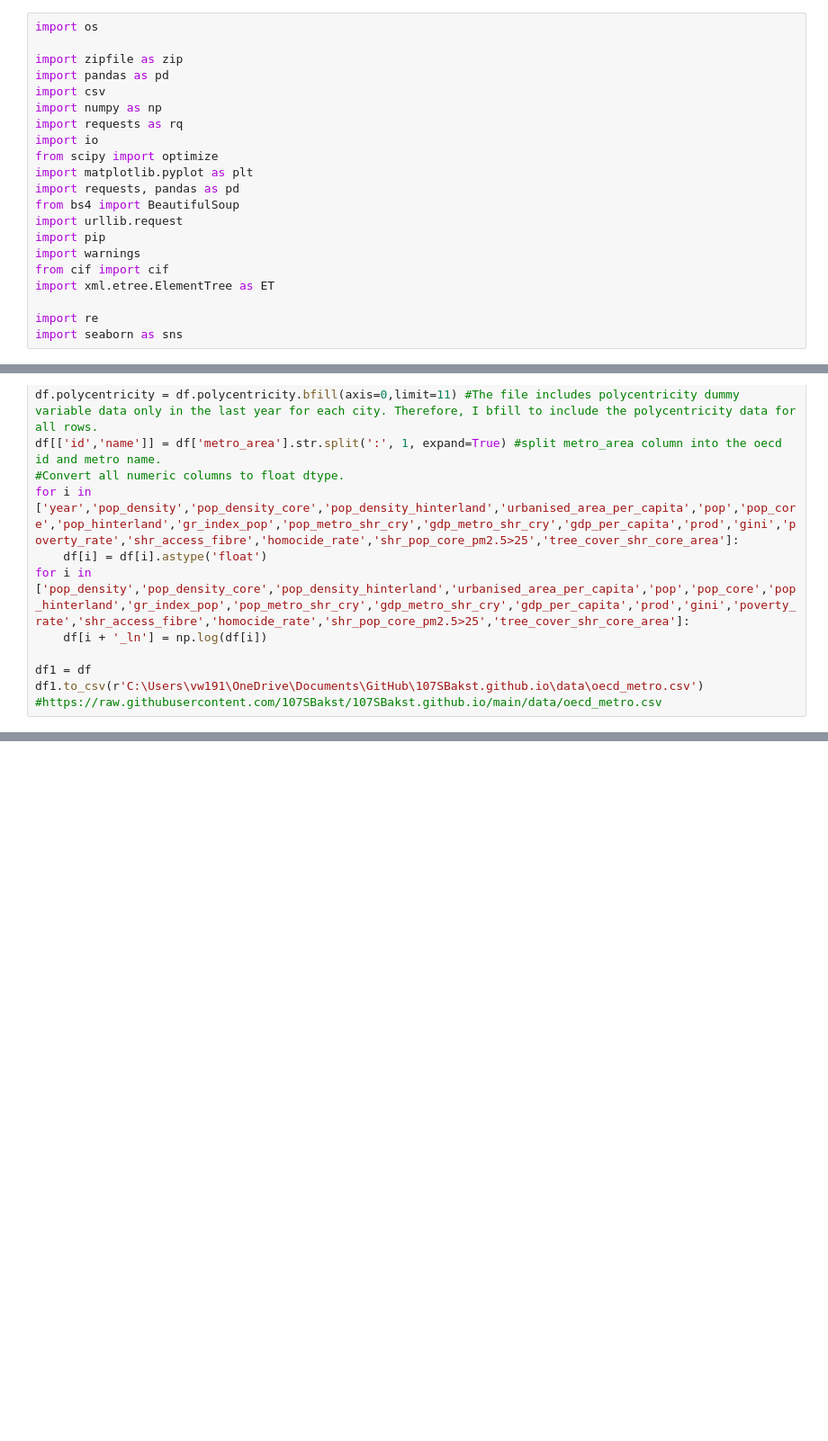
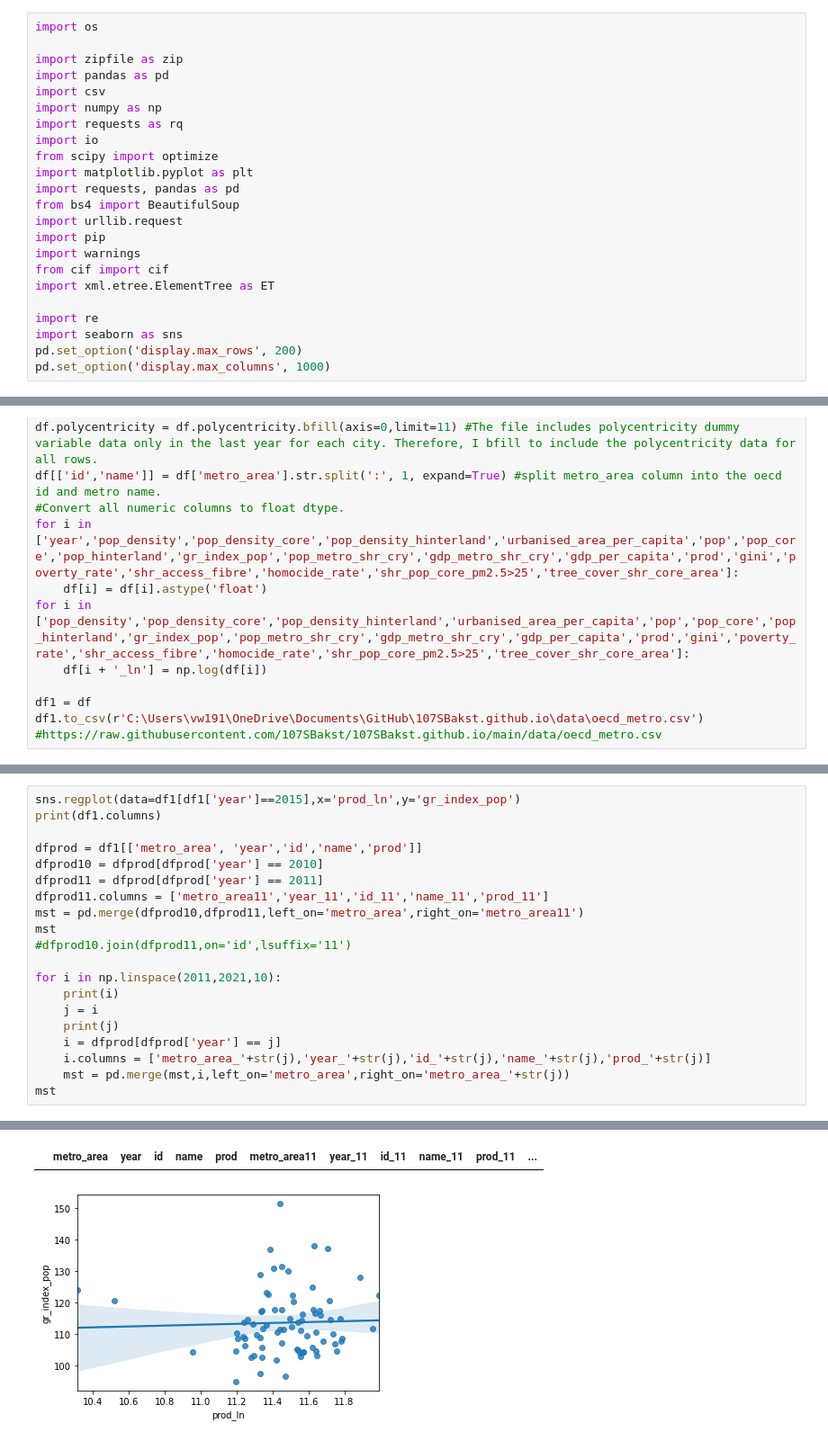
Before and after one commit to 107SBakst/107SBakst.github.io, a Jupyter notebook: Python/project_chart3_oecd2.ipynb, the cells around one changed output, grey strips where cells are left out. Shown at 90% size. Drawn from its saved outputs; the diff is of its cells as text; blank space fills up the shorter version.

```diff
--- a/Python/project_chart3_oecd2.ipynb
+++ b/Python/project_chart3_oecd2.ipynb
@@ -19,6 +19,8 @@ import xml.etree.ElementTree as ET
 
 import re
 import seaborn as sns
+pd.set_option('display.max_rows', 200)
+pd.set_option('display.max_columns', 1000)
 # %%
 with open(r'C:\Users\vw191\OneDrive - University of Bristol\Course\3rd year\Data Science\Project\Datastore\oecd_full.csv') as f:
         print(f.encoding)
@@ -74,0 +70,21 @@ sns.pairplot(data=df1[['pop_density','urbanised_area_per_capita','pop','pop_metr
+# %%
+sns.regplot(data=df1[df1['year']==2015],x='prod_ln',y='gr_index_pop')
+print(df1.columns)
+
+dfprod = df1[['metro_area', 'year','id','name','prod']]
+dfprod10 = dfprod[dfprod['year'] == 2010]
+dfprod11 = dfprod[dfprod['year'] == 2011]
+dfprod11.columns = ['metro_area11','year_11','id_11','name_11','prod_11']
+mst = pd.merge(dfprod10,dfprod11,left_on='metro_area',right_on='metro_area11')
+mst
+#dfprod10.join(dfprod11,on='id',lsuffix='11')
+
+for i in np.linspace(2011,2021,10):
+    print(i)
+    j = i
+    print(j)
+    i = dfprod[dfprod['year'] == j]
+    i.columns = ['metro_area_'+str(j),'year_'+str(j),'id_'+str(j),'name_'+str(j),'prod_'+str(j)]
+    mst = pd.merge(mst,i,left_on='metro_area',right_on='metro_area_'+str(j))
+mst
+# %% [output]
@@ -74,0 +108,2 @@ sns.pairplot(data=df1[['pop_density','urbanised_area_per_capita','pop','pop_metr
+|  | metro_area | year | id | name | prod | metro_area11 | year_11 | id_11 | name_11 | prod_11 | ... |
+[figure, added]
```
Also changed, not shown: parts of 6 cells of this notebook.
